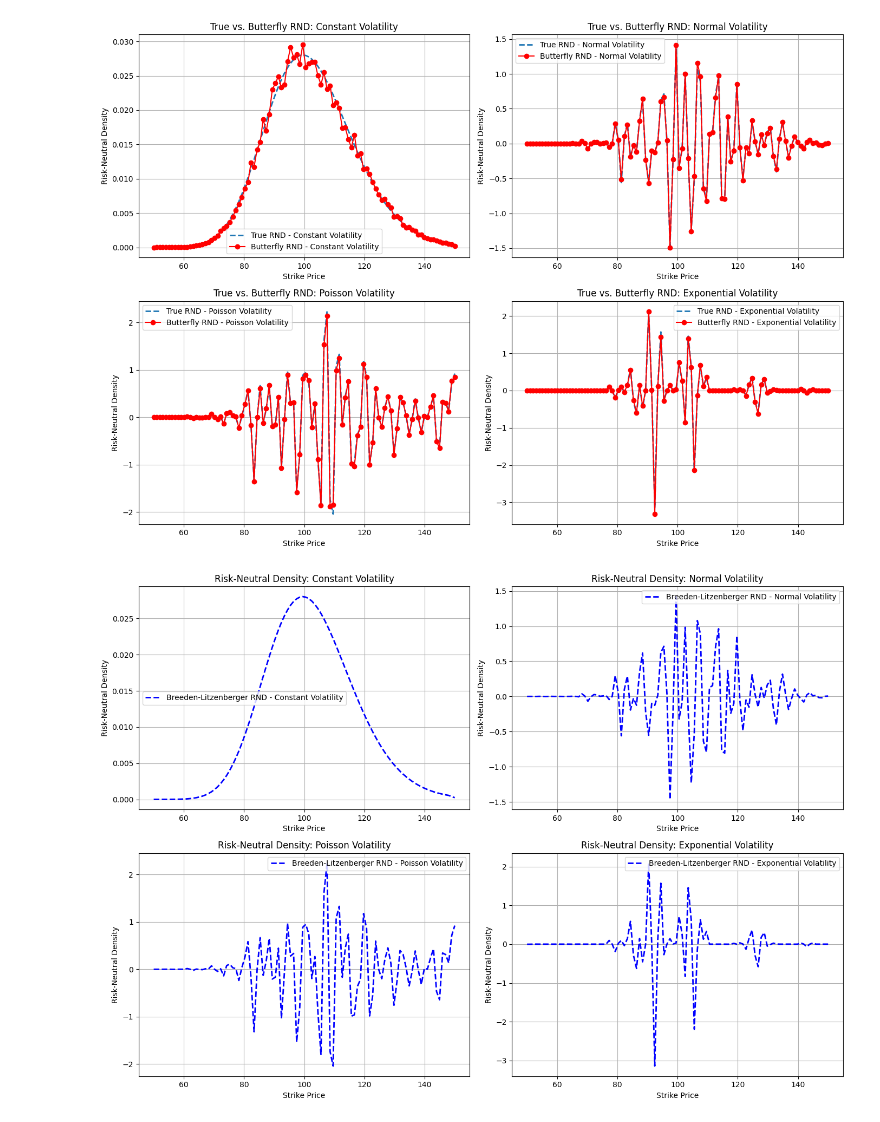
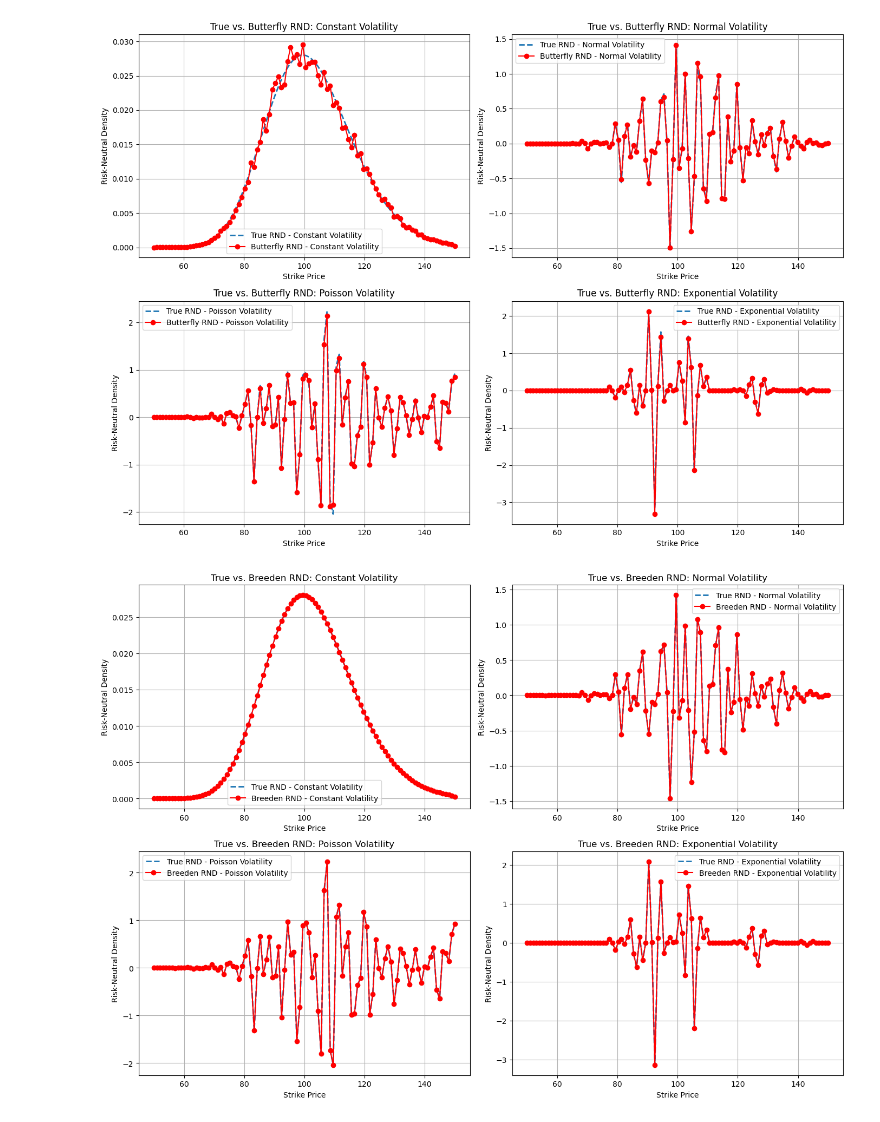
Before and after one commit to Sciotaku/MATH86FinalProj, a Jupyter notebook: fake_vol.ipynb, the cells around one changed output. Saved outputs shown, nothing was run; the diff lists cells and outputs as text; code cells hidden in the pictures.

```diff
--- a/fake_vol.ipynb
+++ b/fake_vol.ipynb
@@ -496,7 +492,6 @@ import numpy as np
 import pandas as pd
 import matplotlib.pyplot as plt
 from scipy.stats import norm
-from scipy.optimize import brentq
 
 # Set parameters
 num_points = 100  # Number of strike prices
@@ -524,44 +519,45 @@ r = 0.05  # Risk-free rate
 
 # Compute option prices for each volatility distribution
 option_prices = {
     "Constant Volatility": [black_scholes_call(S0, K, T, r, sigma) for K, sigma in zip(strike_prices, constant_volatility)],
     "Normal Volatility": [black_scholes_call(S0, K, T, r, sigma) for K, sigma in zip(strike_prices, normal_volatility)],
     "Poisson Volatility": [black_scholes_call(S0, K, T, r, sigma) for K, sigma in zip(strike_prices, poisson_volatility)],
     "Exponential Volatility": [black_scholes_call(S0, K, T, r, sigma) for K, sigma in zip(strike_prices, exponential_volatility)]
 }
 
-# Compute risk-neutral density using second derivative approximation
-def compute_risk_neutral_density(strike_prices, option_prices):
+# Compute risk-neutral density using Breeden-Litzenberger formula
+def breeden_litzenberger_rnd(strike_prices, option_prices):
+    """
+    Compute risk-neutral density using the second derivative of option prices
+    according to Breeden-Litzenberger formula.
+    """
     d2C_dK2 = np.gradient(np.gradient(option_prices, strike_prices), strike_prices)
     return np.exp(r * T) * d2C_dK2
 
-# Compute true and butterfly-based risk-neutral density
-true_rnd = {
-    "Constant Volatility": compute_risk_neutral_density(strike_prices, option_prices["Constant Volatility"]),
-    "Normal Volatility": compute_risk_neutral_density(strike_prices, option_prices["Normal Volatility"]),
-    "Poisson Volatility": compute_risk_neutral_density(strike_prices, option_prices["Poisson Volatility"]),
-    "Exponential Volatility": compute_risk_neutral_density(strike_prices, option_prices["Exponential Volatility"])
+# Compute risk-neutral density for each volatility type
+breeden_rnd = {
+    "Constant Volatility": breeden_litzenberger_rnd(strike_prices, option_prices["Constant Volatility"]),
+    "Normal Volatility": breeden_litzenberger_rnd(strike_prices, option_prices["Normal Volatility"]),
+    "Poisson Volatility": breeden_litzenberger_rnd(strike_prices, option_prices["Poisson Volatility"]),
+    "Exponential Volatility": breeden_litzenberger_rnd(strike_prices, option_prices["Exponential Volatility"])
 }
-
-# Simulate butterfly method's risk-neutral density estimates
-butterfly_rnd = {key: true_rnd[key] * (1 + np.random.uniform(-0.1, 0.1, len(strike_prices))) for key in true_rnd.keys()}
 
 # Plot risk-neutral densities
 fig, axes = plt.subplots(2, 2, figsize=(14, 10))
 volatility_types = ["Constant Volatility", "Normal Volatility", "Poisson Volatility", "Exponential Volatility"]
 ax_indices = [(0, 0), (0, 1), (1, 0), (1, 1)]
 
 for vol_type, ax_idx in zip(volatility_types, ax_indices):
     ax = axes[ax_idx]
     ax.plot(strike_prices, true_rnd[vol_type], label=f"True RND - {vol_type}", linestyle="--", linewidth=2)
-    ax.plot(strike_prices, butterfly_rnd[vol_type], label=f"Butterfly RND - {vol_type}", color='red', linestyle="-", marker='o')
+    ax.plot(strike_prices, breeden_rnd[vol_type], label=f"Breeden RND - {vol_type}", color='red', linestyle="-", marker='o')
     ax.set_xlabel("Strike Price")
     ax.set_ylabel("Risk-Neutral Density")
-    ax.set_title(f"True vs. Butterfly RND: {vol_type}")
+    ax.set_title(f"True vs. Breeden RND: {vol_type}")
     ax.legend()
     ax.grid(True)
 
 plt.tight_layout()
 plt.show()
 # %% [output]
-[figure, old version]
+[figure, new version]
```
Also changed, not shown: parts of 3 cells of this notebook.
